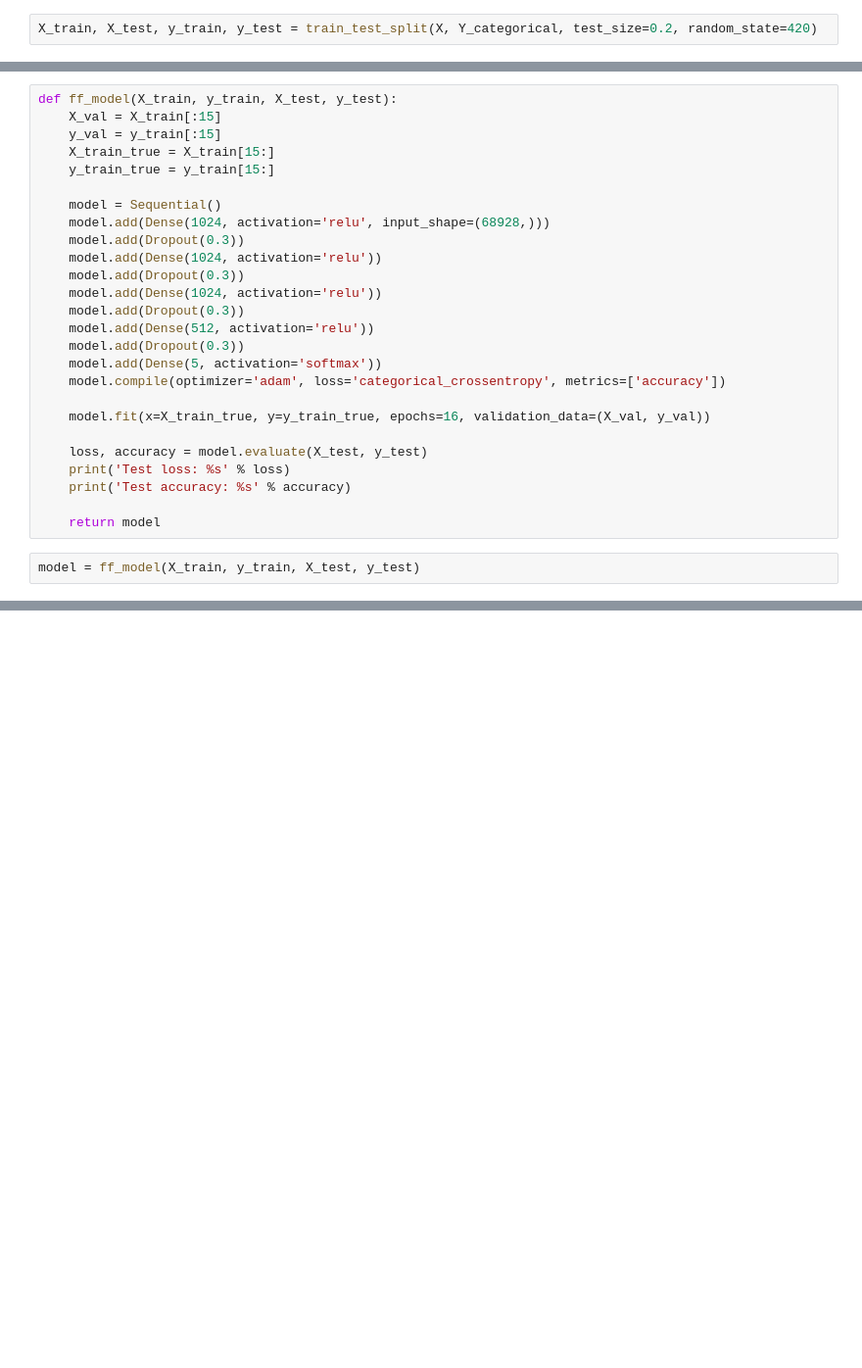
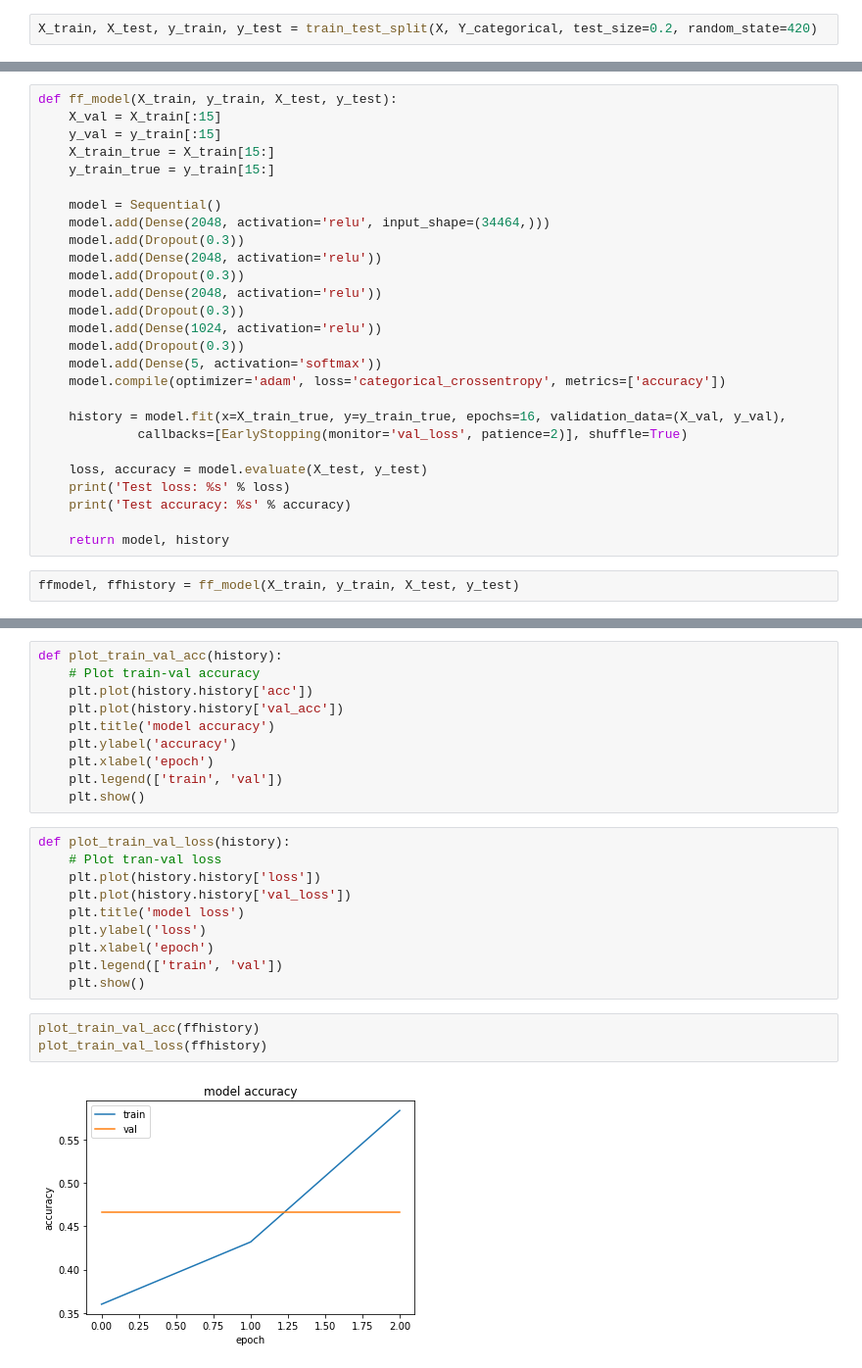
Before and after one commit to cs229-final/deep-learning-accent, a Jupyter notebook: src/keras_playground.ipynb, the cells around one changed output, grey strips where cells are left out. Shown at 98% size. Drawn from its saved outputs; the diff is of its cells as text; blank space fills up the shorter version.

```diff
--- a/src/keras_playground.ipynb
+++ b/src/keras_playground.ipynb
@@ -85,26 +86,27 @@ def ff_model(X_train, y_train, X_test, y_test):
     y_train_true = y_train[15:]
 
     model = Sequential()
-    model.add(Dense(1024, activation='relu', input_shape=(68928,)))
+    model.add(Dense(2048, activation='relu', input_shape=(34464,)))
+    model.add(Dropout(0.3))
+    model.add(Dense(2048, activation='relu'))
+    model.add(Dropout(0.3))
+    model.add(Dense(2048, activation='relu'))
     model.add(Dropout(0.3))
     model.add(Dense(1024, activation='relu'))
-    model.add(Dropout(0.3))
-    model.add(Dense(1024, activation='relu'))
-    model.add(Dropout(0.3))
-    model.add(Dense(512, activation='relu'))
     model.add(Dropout(0.3))
     model.add(Dense(5, activation='softmax'))
     model.compile(optimizer='adam', loss='categorical_crossentropy', metrics=['accuracy'])
 
-    model.fit(x=X_train_true, y=y_train_true, epochs=16, validation_data=(X_val, y_val))
+    history = model.fit(x=X_train_true, y=y_train_true, epochs=16, validation_data=(X_val, y_val),
+             callbacks=[EarlyStopping(monitor='val_loss', patience=2)], shuffle=True)
 
     loss, accuracy = model.evaluate(X_test, y_test)
     print('Test loss: %s' % loss)
     print('Test accuracy: %s' % accuracy)
 
-    return model
+    return model, history
 # %%
-model = ff_model(X_train, y_train, X_test, y_test)
+ffmodel, ffhistory = ff_model(X_train, y_train, X_test, y_test)
 # %% [output]
 Train on 125 samples, validate on 15 samples
 Epoch 1/16
@@ -124,2 +119,27 @@ Epoch 6/16
 Test loss: 7.82878938402
 Test accuracy: 0.514285715137
+# %%
+def plot_train_val_acc(history):
+    # Plot train-val accuracy
+    plt.plot(history.history['acc'])
+    plt.plot(history.history['val_acc'])
+    plt.title('model accuracy')
+    plt.ylabel('accuracy')
+    plt.xlabel('epoch')
+    plt.legend(['train', 'val'])
+    plt.show()
+# %%
+def plot_train_val_loss(history):
+    # Plot tran-val loss
+    plt.plot(history.history['loss'])
+    plt.plot(history.history['val_loss'])
+    plt.title('model loss')
+    plt.ylabel('loss')
+    plt.xlabel('epoch')
+    plt.legend(['train', 'val'])
+    plt.show()
+# %%
+plot_train_val_acc(ffhistory)
+plot_train_val_loss(ffhistory)
+# %% [output]
+[figure, added]
```
Also changed, not shown: parts of 13 cells of this notebook, 1 other file.
